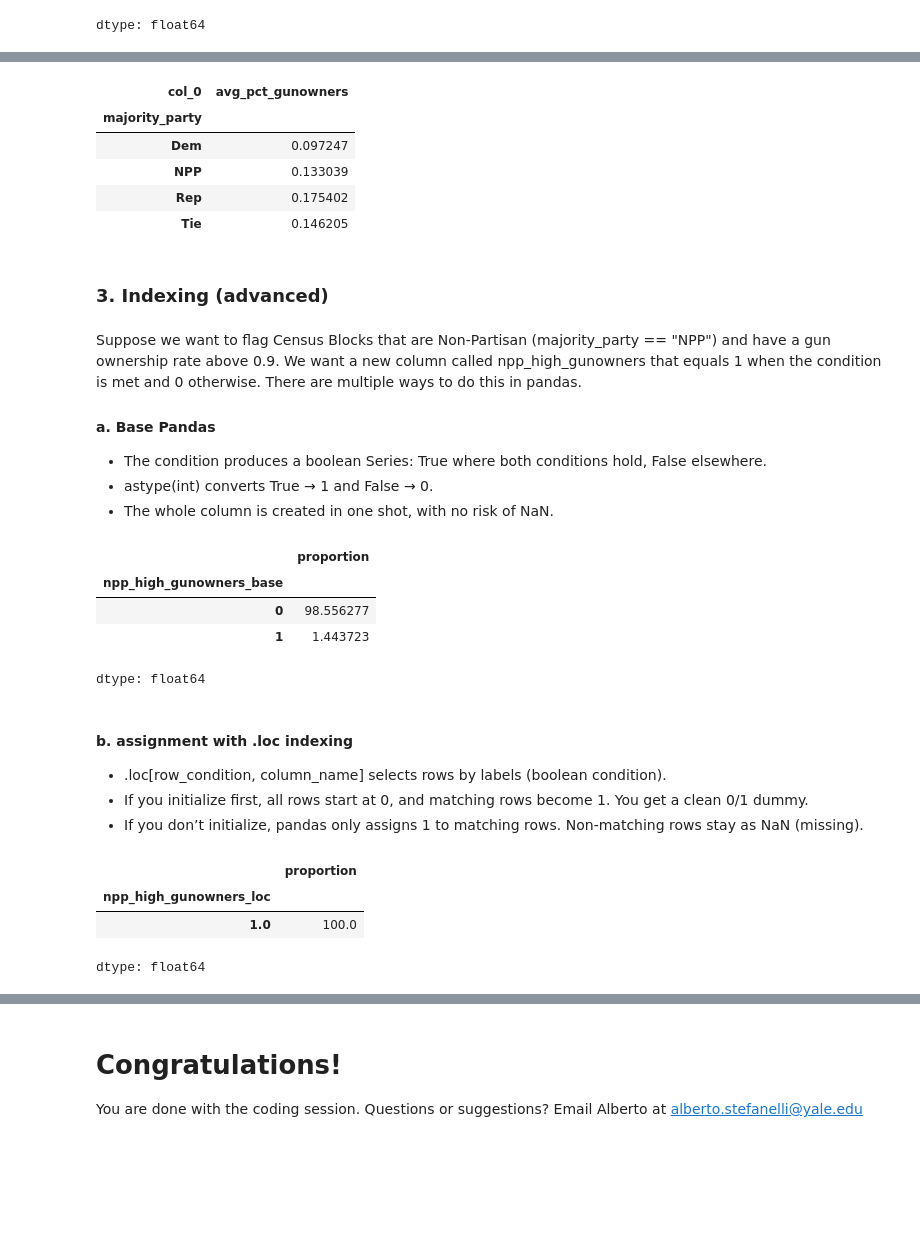
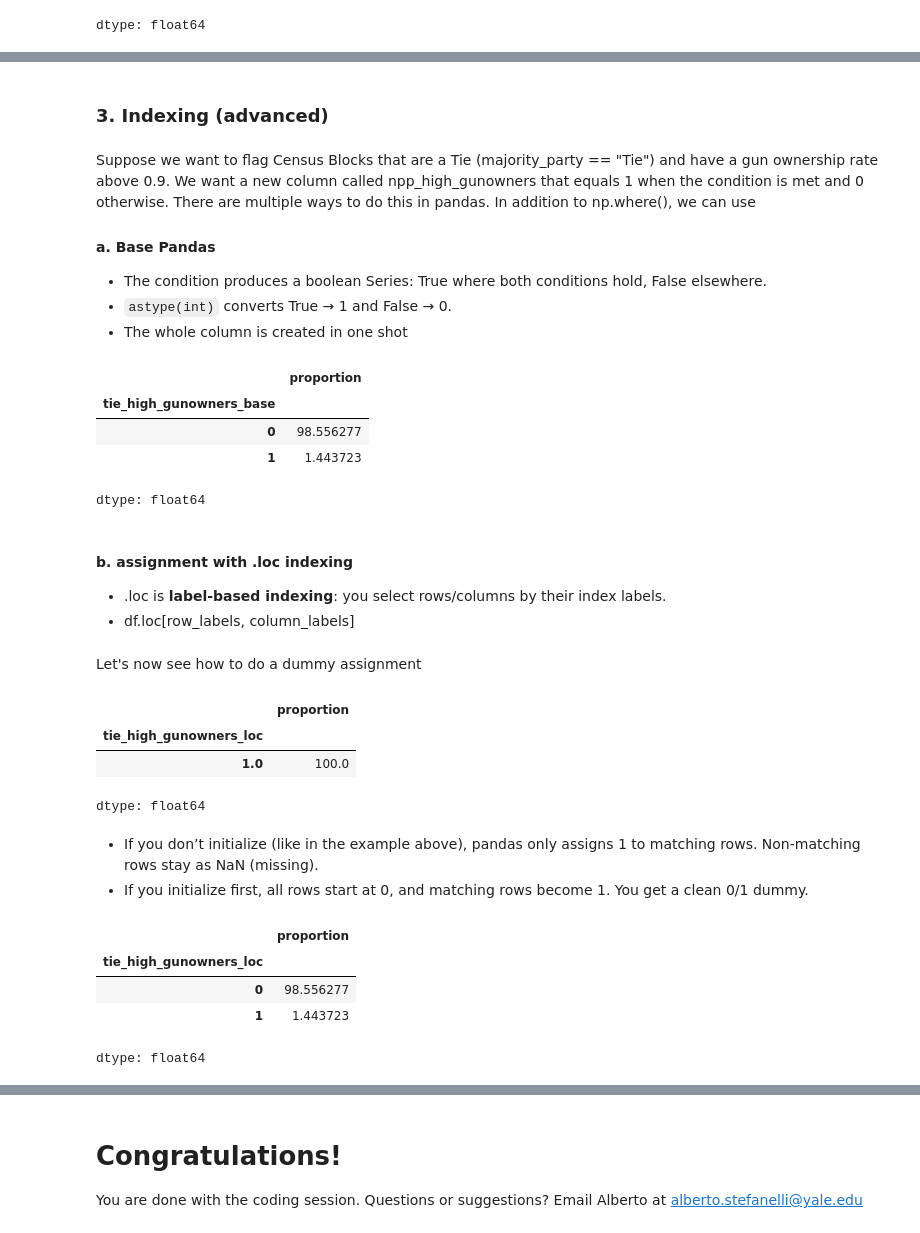
Before and after one commit to albertostefanelli/data_science_campaigns, a Jupyter notebook: coding_sessions/session_04/codingsession04.ipynb, the cells around one changed output, grey strips where cells are left out. Drawn from its saved outputs; the diff is of its cells as text; code cells hidden in the pictures; blank space fills up the shorter version.

```diff
--- a/coding_sessions/session_04/codingsession04.ipynb
+++ b/coding_sessions/session_04/codingsession04.ipynb
@@ -248,65 +236,76 @@ df_voterfile[df_voterfile["total_voters"] == 0]
 # %%
 # let's exclude those tract where we have no registered voters for Dem, Rep, or NPP
 df_voterfile_no0 = df_voterfile[df_voterfile["total_voters"] > 0]
-# %%
-crosstab = pd.crosstab(
-    index=df_voterfile_no0["majority_party"],    # rows
-    columns="avg_pct_gunowners",                 # single column label
-    values=df_voterfile_no0["pct_gunowners"],    # the data to aggregate
-    aggfunc="mean"                               # aggregation function
-)
-
-crosstab
-# %% [output]
-| col_0 | avg_pct_gunowners |
-| majority_party |  |
-| Dem | 0.097247 |
-| NPP | 0.133039 |
-| Rep | 0.175402 |
-| Tie | 0.146205 |
 # %% [markdown]
 ### 3. Indexing (advanced)
 # %% [markdown]
-Suppose we want to flag Census Blocks that are Non-Partisan (majority_party == "NPP") and have a gun ownership rate above 0.9. We want a new column called npp_high_gunowners that equals 1 when the condition is met and 0 otherwise.
-There are multiple ways to do this in pandas.
+Suppose we want to flag Census Blocks that are a Tie (majority_party == "Tie") and have a gun ownership rate above 0.9. We want a new column called npp_high_gunowners that equals 1 when the condition is met and 0 otherwise.
+There are multiple ways to do this in pandas. In addition to np.where(), we can use
 
 #### a. Base Pandas
 
 - The condition produces a boolean Series: True where both conditions hold, False elsewhere.
-- astype(int) converts True → 1 and False → 0.
-- The whole column is created in one shot, with no risk of NaN.
+- `astype(int)` converts True → 1 and False → 0.
+- The whole column is created in one shot
 # %%
-df_voterfile["npp_high_gunowners_base"] = (
+df_voterfile["tie_high_gunowners_base"] = (
     ((df_voterfile["majority_party"] == "Tie") &
      (df_voterfile["pct_gunowners"] > 0.3))
     .astype(int)
 )
 
 # Quick check: counts of flagged rows
-df_voterfile["npp_high_gunowners_base"].value_counts(normalize=True)*100
+df_voterfile["tie_high_gunowners_base"].value_counts(normalize=True)*100
 # %% [output]
 |  | proportion |
-| npp_high_gunowners_base |  |
+| tie_high_gunowners_base |  |
 | 0 | 98.556277 |
 | 1 | 1.443723 |
 dtype: float64
+# %% [markdown]
+#### b. assignment with .loc indexing
+
+- .loc is **label-based indexing**: you select rows/columns by their index labels.
+- df.loc[row_labels, column_labels]
+# %%
+# Example: extract the census tract's majority_party where the index label is 1
+df_voterfile.loc[1, "majority_party"]
+
+# You can also update (replace) the value for that row:
+df_voterfile.loc[1, "majority_party"] = "Independent"
+# %% [markdown]
+Let's now see how to do a dummy assignment
+# %%
+# No initialization (NB: WRONG):
+
+df_voterfile.loc[
+    (df_voterfile["majority_party"] == "Tie") & (df_voterfile["pct_gunowners"] > 0.3),
+    "tie_high_gunowners_loc"
+] = 1
+
+df_voterfile["tie_high_gunowners_loc"].value_counts(normalize=True)*100
+# %% [output]
+|  | proportion |
+| tie_high_gunowners_loc |  |
+| 1.0 | 100.0 |
+dtype: float64
 # %% [markdown]
-#### b. assignment with .loc indexing
-
-- .loc[row_condition, column_name] selects rows by labels (boolean condition).
+- If you don’t initialize (like in the example above), pandas only assigns 1 to matching rows. Non-matching rows stay as NaN (missing).
 - If you initialize first, all rows start at 0, and matching rows become 1. You get a clean 0/1 dummy.
-- If you don’t initialize, pandas only assigns 1 to matching rows. Non-matching rows stay as NaN (missing).
 # %%
-# Wrong approach no initialization:
+# Correct approach w initialization:
+df_voterfile["tie_high_gunowners_loc"] = 0
 
 df_voterfile.loc[
-    (df_voterfile["majority_party"] == "NPP") & (df_voterfile["pct_gunowners"] > 0.3),
-    "npp_high_gunowners_loc"
+    (df_voterfile["majority_party"] == "Tie") &
+    (df_voterfile["pct_gunowners"] > 0.3),
+    "tie_high_gunowners_loc"
 ] = 1
 
-df_voterfile["npp_high_gunowners_loc"].value_counts(normalize=True)*100
+df_voterfile["tie_high_gunowners_loc"].value_counts(normalize=True)*100
 # %% [output]
 |  | proportion |
-| npp_high_gunowners_loc |  |
-| 1.0 | 100.0 |
+| tie_high_gunowners_loc |  |
+| 0 | 98.556277 |
+| 1 | 1.443723 |
 dtype: float64
```
Also changed, not shown: parts of 16 cells of this notebook, 1 other file.
